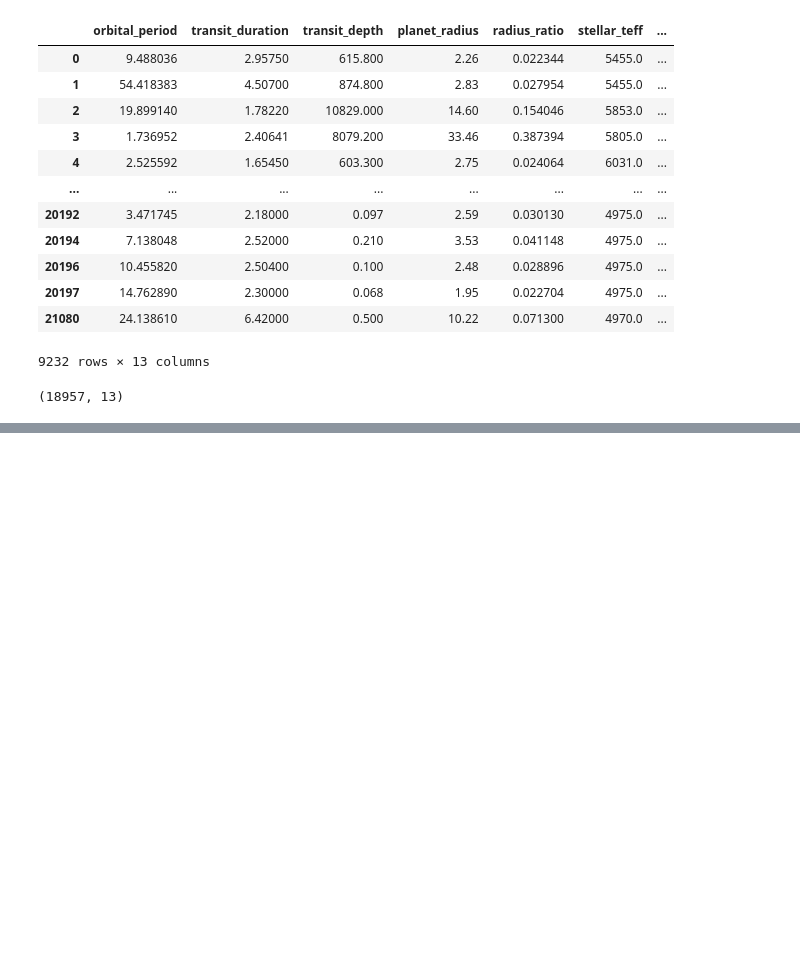
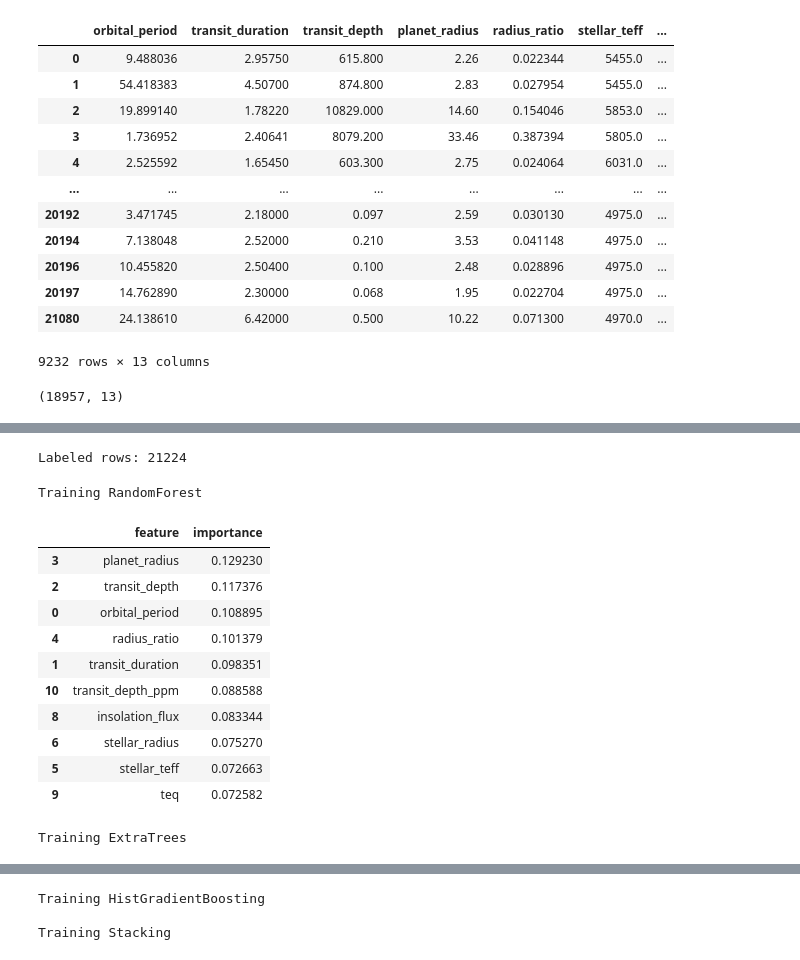
Before and after one commit to samarthssinghal/nasa-hunt-for-exoplanet, a Jupyter notebook: notebooks/data-consolidation.ipynb, the cells around one changed output, grey strips where cells are left out. Saved outputs shown, nothing was run; the diff lists cells and outputs as text; code cells hidden in the pictures; blank space fills up the shorter version.

```diff
--- a/notebooks/data-consolidation.ipynb
+++ b/notebooks/data-consolidation.ipynb
@@ -160,0 +168,5 @@ df.shape
+# %%
+final_features = ['orbital_period', 'transit_duration', 'transit_depth', 'planet_radius',
+       'radius_ratio', 'stellar_teff', 'stellar_radius', 'stellar_mass',
+       'insolation_flux', 'teq','transit_depth_ppm']
+labeled = unified[unified['label'].notna()].copy()
@@ -160,0 +177,71 @@ df.shape
+# %%
+for c in final_features:
+    labeled[c] = pd.to_numeric(labeled[c], errors='coerce')
+    labeled[c] = labeled.groupby('mission')[c].transform(lambda g: g.fillna(g.median()))
+    labeled[c] = labeled[c].fillna(labeled[c].median())
+# %%
+print('Labeled rows:', len(labeled))
+# %% [output]
+Labeled rows: 21224
+# %%
+from sklearn.preprocessing import RobustScaler, LabelEncoder
+from sklearn.model_selection import train_test_split
+from sklearn.ensemble import RandomForestClassifier, ExtraTreesClassifier, StackingClassifier, HistGradientBoostingClassifier
+from sklearn.linear_model import LogisticRegression
+from sklearn.metrics import accuracy_score, classification_report, confusion_matrix
+import json, pickle
+
+X = labeled[final_features].values
+le = LabelEncoder()
+y = le.fit_transform(labeled['label'].astype(str).values)
+X_train, X_test, y_train, y_test = train_test_split(X, y, test_size=0.2, stratify=y, random_state=42)
+
+scaler = RobustScaler()
+X_train_s = scaler.fit_transform(X_train)
+X_test_s = scaler.transform(X_test)
+
+models = {
+    'RandomForest': RandomForestClassifier(n_estimators=200, class_weight='balanced', random_state=42, n_jobs=1),
+    'ExtraTrees': ExtraTreesClassifier(n_estimators=200, class_weight='balanced', random_state=42, n_jobs=1),
+    'HistGradientBoosting': HistGradientBoostingClassifier(random_state=42)
+}
+
+# stacking
+base_estimators = [('rf', models['RandomForest']), ('et', models['ExtraTrees']), ('hgb', models['HistGradientBoosting'])]
+stack = StackingClassifier(estimators=base_estimators, final_estimator=LogisticRegression(max_iter=1000), n_jobs=1)
+models['Stacking'] = stack
+
+results = {}
+for name, clf in models.items():
+    print('\nTraining', name)
+    try:
+        clf.fit(X_train_s, y_train)
+        preds = clf.predict(X_test_s)
+        acc = accuracy_score(y_test, preds)
+        report = classification_report(y_test, preds, target_names=le.classes_, digits=4)
+        conf = confusion_matrix(y_test, preds)
+        results[name] = {'accuracy': float(acc), 'report': report, 'confusion_matrix': conf.tolist()}
+        # Save model and feature importances if available
+        with open(f'model_{name.lower()}_full_notebook.pkl','wb') as f:
+            pickle.dump({'model': clf, 'label_encoder': le, 'features': final_features, 'scaler': scaler}, f)
+        if hasattr(clf, 'feature_importances_'):
+            imp = clf.feature_importances_
+            feat_imp = pd.DataFrame({'feature': final_features, 'importance': imp}).sort_values('importance', ascending=False)
+            #feat_imp.to_csv(BASE / f'feature_importances_{name.lower()}_full_notebook.csv', index=False)
+            display(feat_imp.head(10))
+    except Exception as e:
+        print('Failed', name, e)
+# %% [output]
+Training RandomForest
+|  | feature | importance |
+| 3 | planet_radius | 0.129230 |
+| 2 | transit_depth | 0.117376 |
+| 0 | orbital_period | 0.108895 |
+| 4 | radius_ratio | 0.101379 |
+| 1 | transit_duration | 0.098351 |
+| 10 | transit_depth_ppm | 0.088588 |
+| 8 | insolation_flux | 0.083344 |
+| 6 | stellar_radius | 0.075270 |
+| 5 | stellar_teff | 0.072663 |
+| 9 | teq | 0.072582 |
+Training ExtraTrees
@@ -160,0 +259,3 @@ df.shape
+Training HistGradientBoosting
+
+Training Stacking
```
Also changed, not shown: parts of 5 cells of this notebook, 2 other files.
